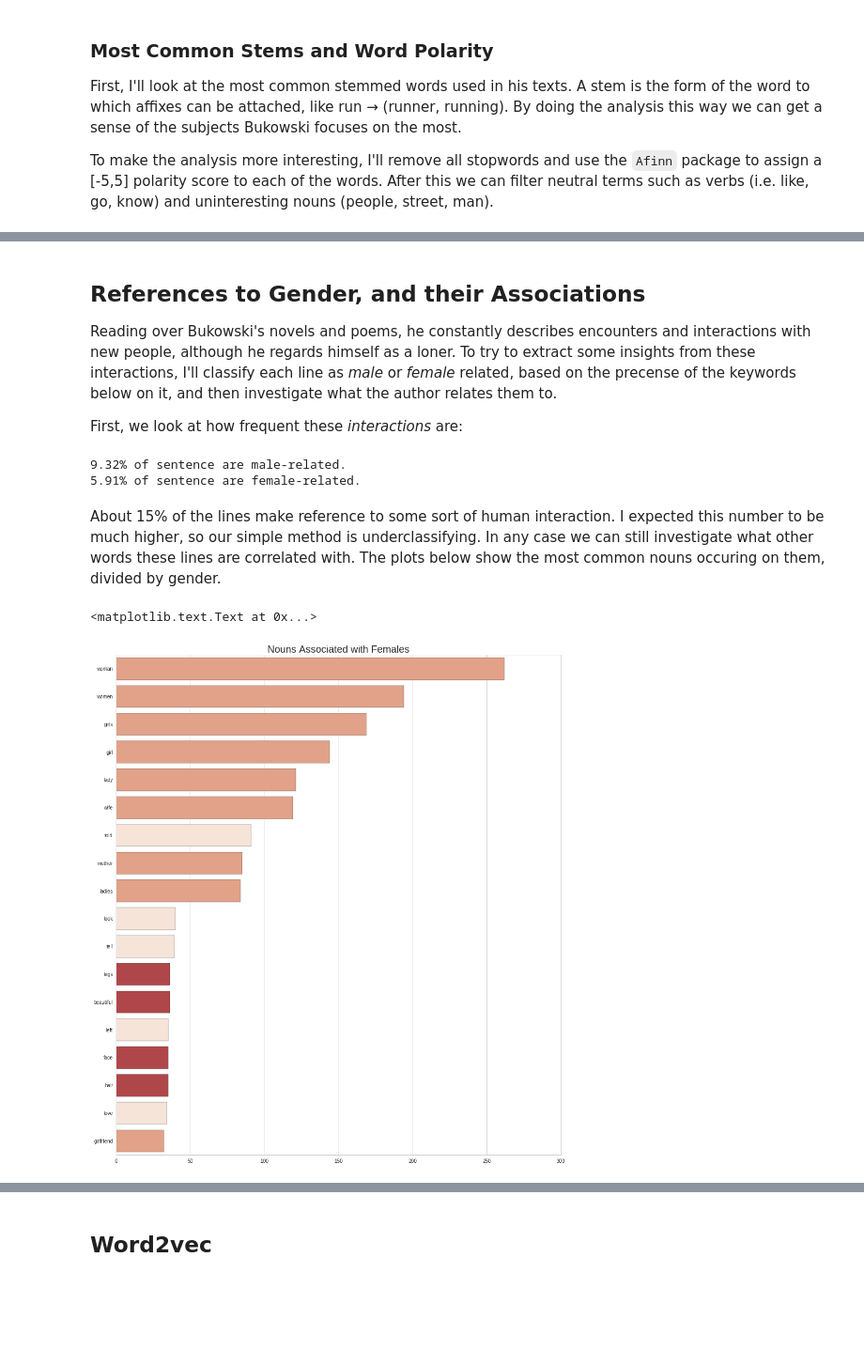
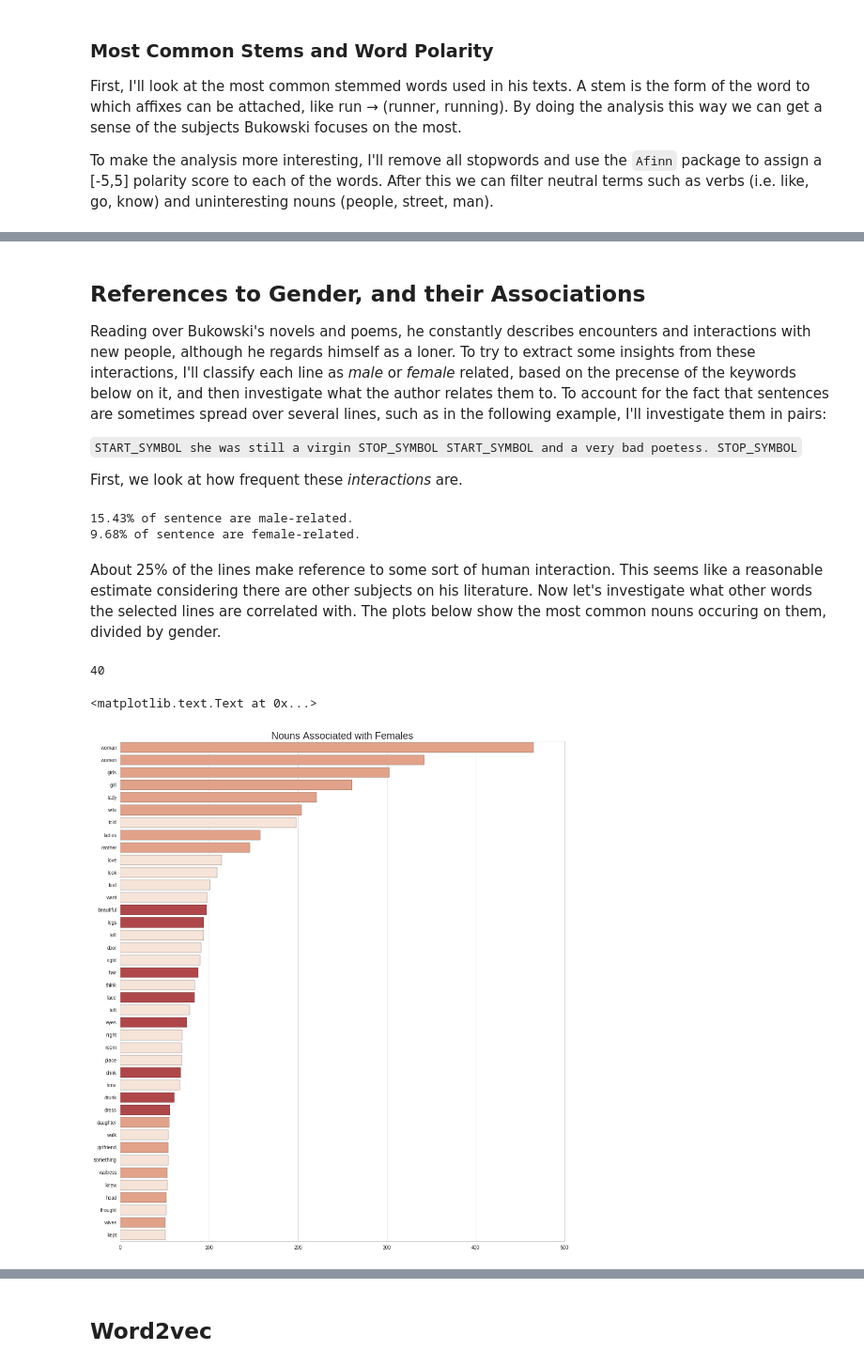
Before and after one commit to masta-g3/summer_networks, a Jupyter notebook: bukowski_networks/sentiment_bukowski.ipynb, the cells around one changed output, grey strips where cells are left out. Shown at 94% size. Cells and saved outputs as stored; diff of their text form; code cells hidden in the pictures; blank space fills up the shorter version.

```diff
--- a/bukowski_networks/sentiment_bukowski.ipynb
+++ b/bukowski_networks/sentiment_bukowski.ipynb
@@ -47,9 +47,9 @@ To make the analysis more interesting, I'll remove all stopwords and use the `Af
 # %%
 ## Word sentiment scorer.
 afinn = Afinn()
-commons = pd.DataFrame({'word': [word[0] for word in text_stem.most_common(200)],
-                        'count': [word[1] for word in text_stem.most_common(200)],
-                        'score' : [afinn.score(word[0]) for word in text_stem.most_common(200)]})
+commons = pd.DataFrame({'word': [word[0] for word in text_stem.most_common(240)],
+                        'count': [word[1] for word in text_stem.most_common(240)],
+                        'score' : [afinn.score(word[0]) for word in text_stem.most_common(240)]})
 
 ## Get only non-neutral words.
 nn_commons = commons[~commons['score'].isin([-1,0,1])]
@@ -79,8 +79,11 @@ The top themes seem to be related around love, sex, drinking and dead. Curiously
 # %% [markdown]
 ## References to Gender, and their Associations
-Reading over Bukowski's novels and poems, he constantly describes encounters and interactions with new people, although he regards himself as a loner. To try to extract some insights from these interactions, I'll classify each line as *male* or *female* related, based on the precense of the keywords below on it, and then investigate what the author relates them to.
+Reading over Bukowski's novels and poems, he constantly describes encounters and interactions with new people, although he regards himself as a loner. To try to extract some insights from these interactions, I'll classify each line as *male* or *female* related, based on the precense of the keywords below on it, and then investigate what the author relates them to. To account for the fact that sentences are sometimes spread over several lines, such as in the following example, I'll investigate them in pairs:
 
-First, we look at how frequent these *interactions* are:
+`START_SYMBOL she was still a virgin STOP_SYMBOL
+START_SYMBOL and a very bad poetess. STOP_SYMBOL`
+
+First, we look at how frequent these *interactions* are.
 # %%
 ## Gender keywords taken from some feminist blog.
 male_words=set(['guy','spokesman','chairman',"men's",'men','him',"he's",'his','boy','boyfriend','boyfriends','boys','brother','brothers','dad','dads','dude','father','fathers','fiance','gentleman','gentlemen','god','grandfather','grandpa','grandson','groom','he','himself','husband','husbands','king','male','man','mr','nephew','nephews','priest','prince','son','sons','uncle','uncles','waiter','widower','widowers'])
@@ -93,7 +96,7 @@ m_counts = Counter()
 f_counts = Counter()
 
 for i, r in content.iterrows():
-    sent = r['tokens']
+    sent = [word for line in content.loc[i:i+1,'tokens'] for word in line]
     if (not set(sent).isdisjoint(male_words)) and (set(sent).isdisjoint(female_words)):
         for wd in [nltk.pos_tag([word.lower()])[0] for word in sent \
                    if ((word.lower() not in stop_words) and len(word)>3)]:
@@ -108,33 +111,34 @@ for i, r in content.iterrows():
 print '%.2f%% of sentence are male-related.' %(m/content.shape[0]*100)
 print '%.2f%% of sentence are female-related.' %(f/content.shape[0]*100)
 # %% [output]
-9.32% of sentence are male-related.
-5.91% of sentence are female-related.
+15.43% of sentence are male-related.
+9.68% of sentence are female-related.
 # %% [markdown]
-About 15% of the lines make reference to some sort of human interaction. I expected this number to be much higher, so our simple method is underclassifying. In any case we can still investigate what other words these lines are correlated with. The plots below show the most common nouns occuring on them, divided by gender.
+About 25% of the lines make reference to some sort of human interaction. This seems like a reasonable estimate considering there are other subjects on his literature. Now let's investigate what other words the selected lines are correlated with. The plots below show the most common nouns occuring on them, divided by gender.
 # %%
 f_words = pd.DataFrame({ \
-    'word' : [pair[0][0] for pair in f_counts.most_common() if ('NN' in pair[0][1] and pair[1] > 30)], \
-    'count' : [pair[1] for pair in f_counts.most_common() if ('NN' in pair[0][1] and pair[1] > 30)] \
+    'word' : [pair[0][0] for pair in f_counts.most_common() if ('NN' in pair[0][1] and pair[1] > 50)], \
+    'count' : [pair[1] for pair in f_counts.most_common() if ('NN' in pair[0][1] and pair[1] > 50)] \
                        })
-
+print len(f_words)
 ## Manual word labels.
-f_words['type'] = [1,1,1,1,1,1,0,1,1,0,0,2,2,0,2,2,0,1]
+f_words['type'] = [1,1,1,1,1,1,0,1,1,0,0,0,0,2,2,0,0,0,2,0,2,0,2,0,0,0,2,0,2,2,1,0,1,0,1,0,1,0,1,0]
 
 ## Get only non-neutral words.
 ix = f_words.word
 f_words = f_words.pivot(index='word', columns='type', values='count').reindex(ix)
 
 i=0
 for col in f_words.columns:
     sns.barplot(x=col, y='word', data=f_words.reset_index(), \
                 color=palette[2-i], order=f_words.index)
     i+=1
 
 plt.title('Nouns Associated with Females')
 plt.ylabel('')
 plt.xlabel('')
 # %% [output]
-<matplotlib.text.Text at 0x...>
+40
+<matplotlib.text.Text at 0x...>
-[figure, old version]
+[figure, new version]
 # %% [markdown]
```
Also changed, not shown: parts of 6 cells of this notebook, 1 other file.
